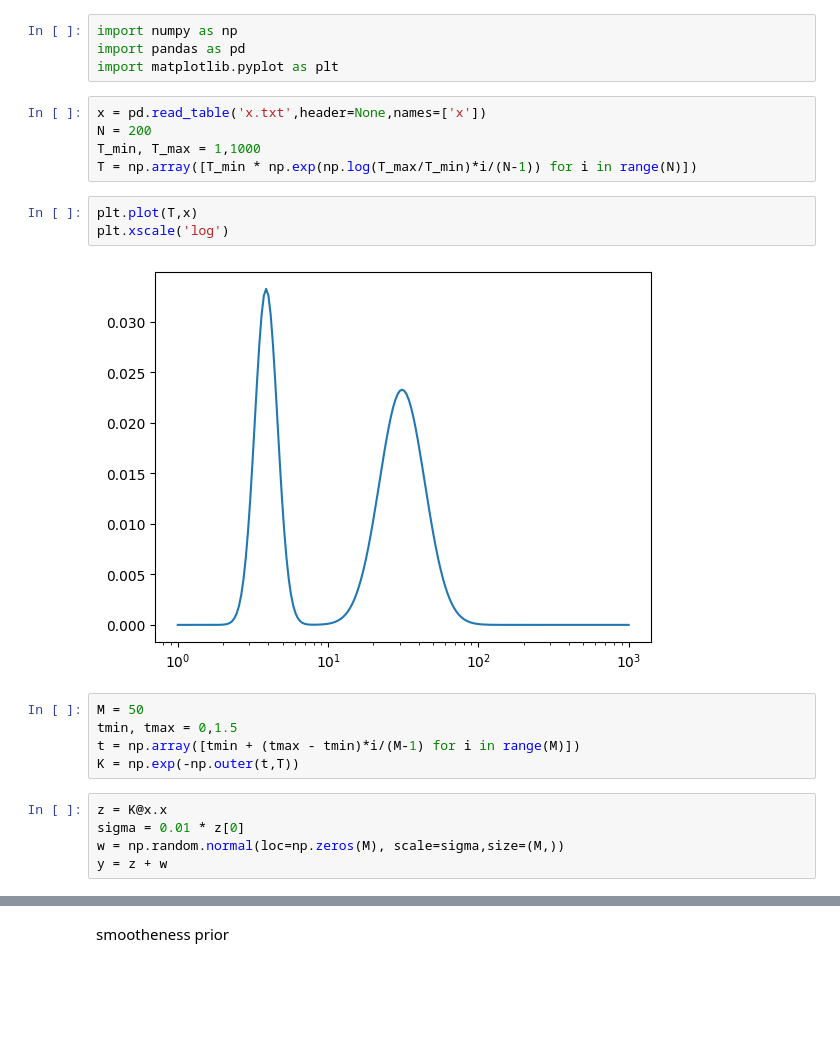
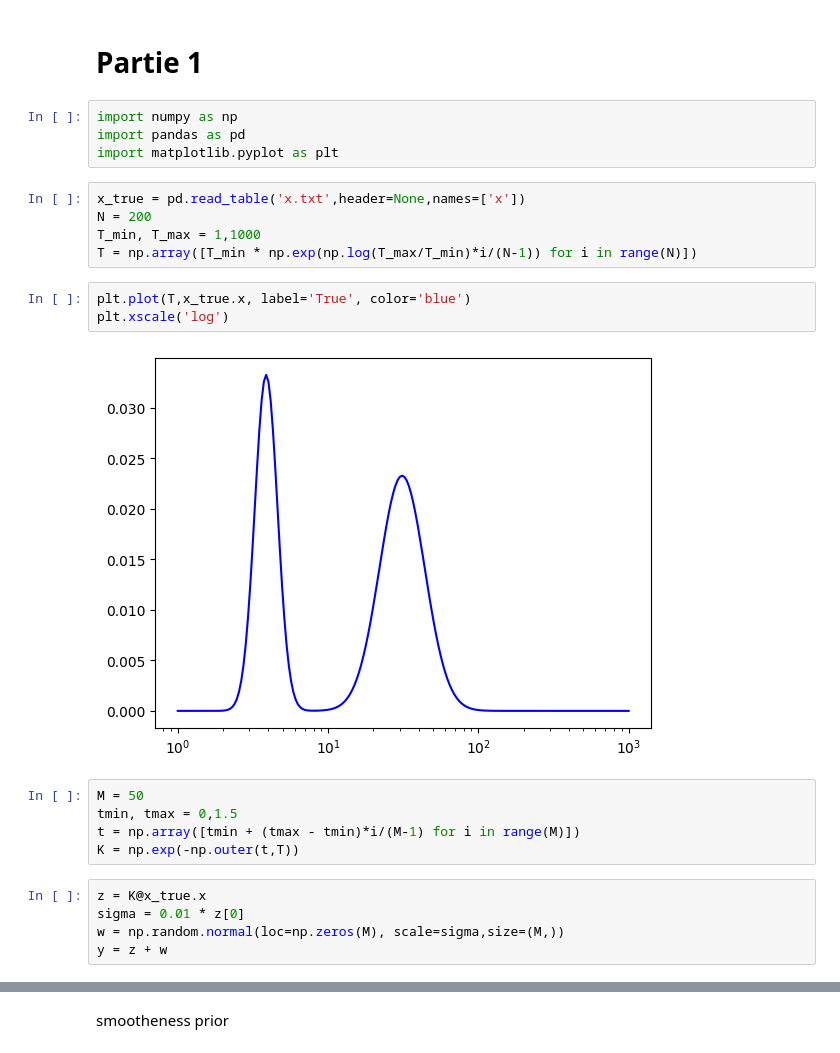
Before and after one commit to agathM/TPLSD, a Jupyter notebook: main.ipynb, the cells around one changed output, grey strips where cells are left out. Saved outputs shown, nothing was run; the diff lists cells and outputs as text; blank space fills up the shorter version.

```diff
--- a/main.ipynb
+++ b/main.ipynb
@@ -1,24 +1,26 @@
+# %% [markdown]
+# Partie 1
 # %%
 import numpy as np
 import pandas as pd
 import matplotlib.pyplot as plt
 # %%
-x = pd.read_table('x.txt',header=None,names=['x'])
+x_true = pd.read_table('x.txt',header=None,names=['x'])
 N = 200
 T_min, T_max = 1,1000
 T = np.array([T_min * np.exp(np.log(T_max/T_min)*i/(N-1)) for i in range(N)])
 # %%
-plt.plot(T,x)
+plt.plot(T,x_true.x, label='True', color='blue')
 plt.xscale('log')
 # %% [output]
-[figure, old version]
+[figure, new version]
 # %%
 M = 50
 tmin, tmax = 0,1.5
 t = np.array([tmin + (tmax - tmin)*i/(M-1) for i in range(M)])
 K = np.exp(-np.outer(t,T))
 # %%
-z = K@x.x
+z = K@x_true.x
 sigma = 0.01 * z[0]
 w = np.random.normal(loc=np.zeros(M), scale=sigma,size=(M,))
 y = z + w
```
Also changed, not shown: parts of 23 cells of this notebook.
